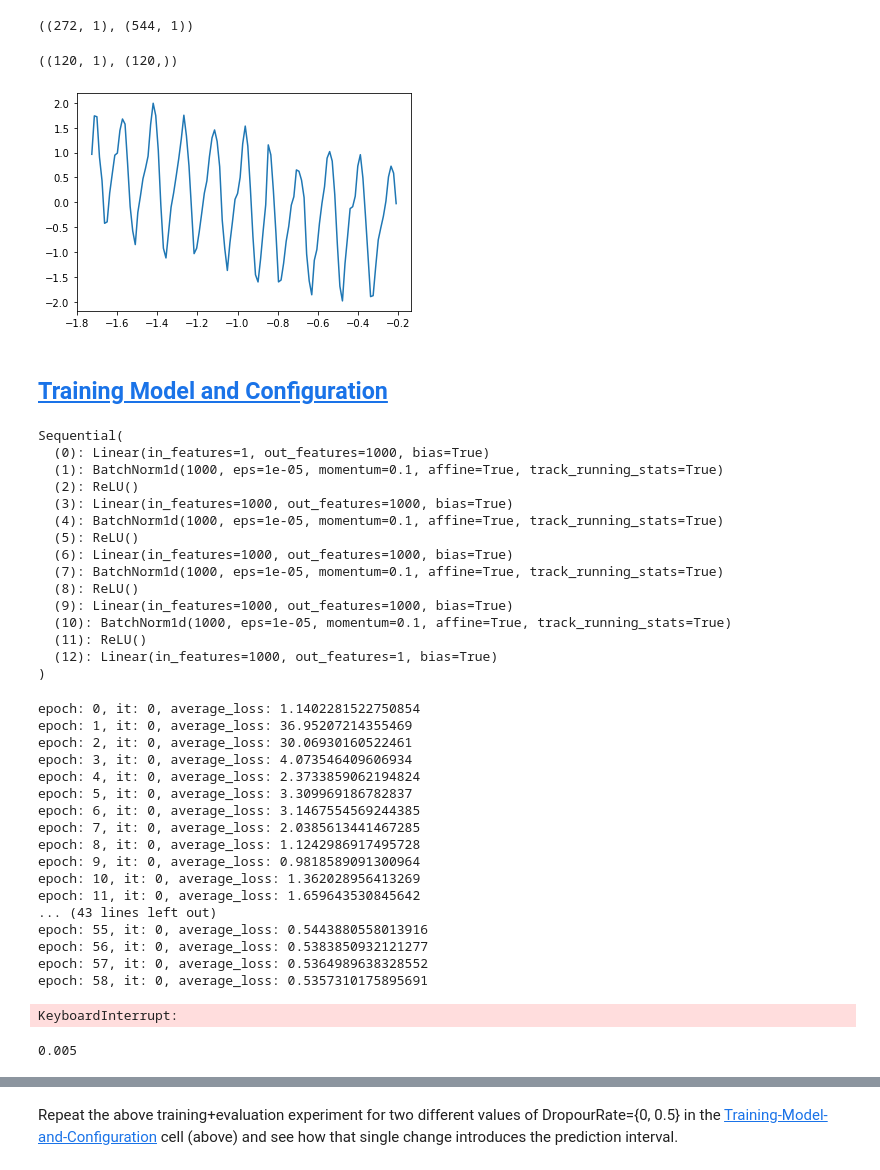
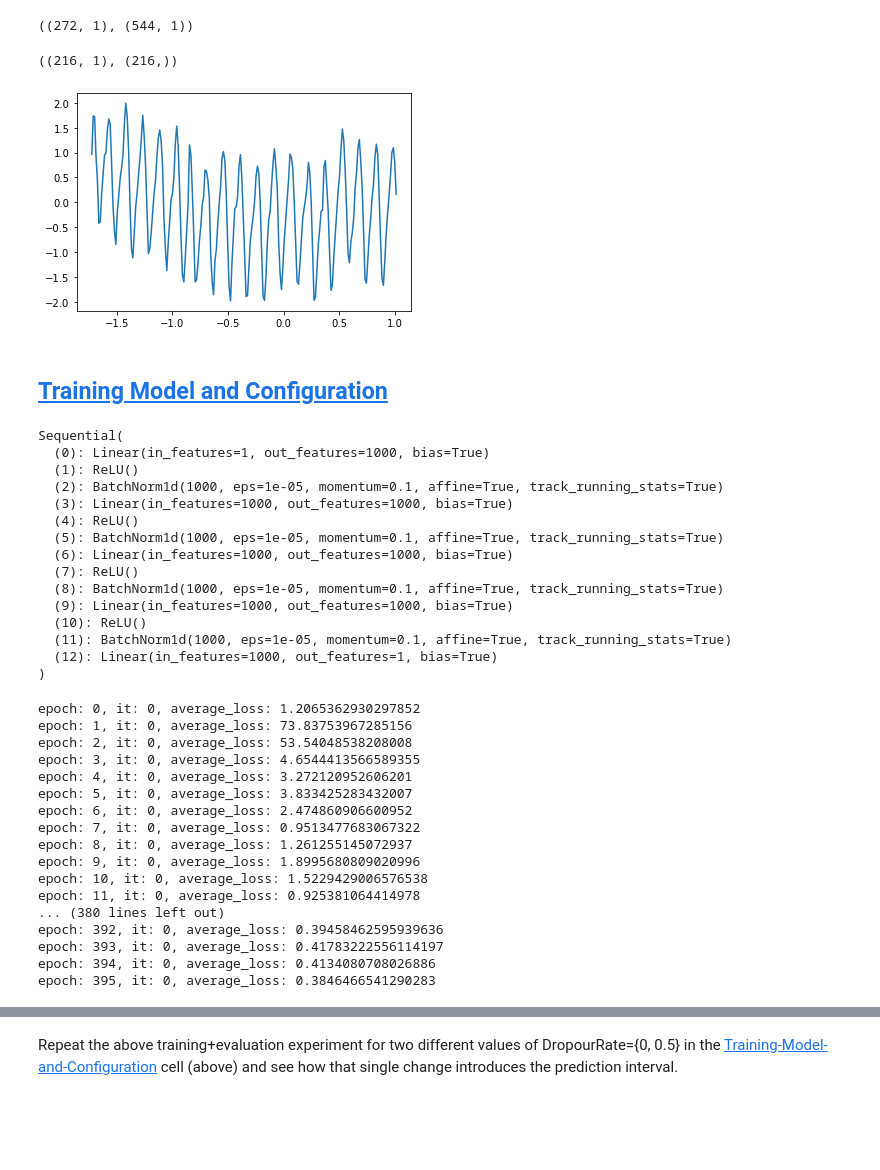
Before and after one commit to monaj07/ml, a Jupyter notebook: uncertainty/uncertainty_regression-Copy1.ipynb, the cells around one changed output, grey strips where cells are left out. Cells and saved outputs as stored; diff of their text form; code cells hidden in the pictures; blank space fills up the shorter version.

Commit message:
Change the order of batchnorm and relu + increase batchsize

```diff
--- a/uncertainty/uncertainty_regression-Copy1.ipynb
+++ b/uncertainty/uncertainty_regression-Copy1.ipynb
@@ -70,19 +68,19 @@ train_data.shape, test_data.shape
 # %% [output]
 ((272, 1), (544, 1))
 # %%
-train_data = train_data[:12*10, :]
-train_labels = np.array(train_labels[:12*10])
+train_data = train_data[:12*18, :]
+train_labels = np.array(train_labels[:12*18])
 test_data = train_data
 test_labels = train_labels
 
-train_loader = DataLoader(TimeSeriesDataset(train_data, train_labels), batch_size=128, shuffle=True)
-test_loader = DataLoader(TimeSeriesDataset(test_data, test_labels), batch_size=128, shuffle=False)
+train_loader = DataLoader(TimeSeriesDataset(train_data, train_labels), batch_size=256, shuffle=True)
+test_loader = DataLoader(TimeSeriesDataset(test_data, test_labels), batch_size=256, shuffle=False)
 plt.plot(train_data, train_labels)
 train_data.shape, train_labels.shape
 # type(train_data), type(train_labels)
 # %% [output]
-((120, 1), (120,))
+((216, 1), (216,))
-[figure, old version]
+[figure, new version]
 # %% [markdown]
 ## [Training Model and Configuration](#Training-Model-and-Configuration)
 # %%
@@ -98,17 +96,17 @@ model.net
 # %% [output]
 Sequential(
   (0): Linear(in_features=1, out_features=1000, bias=True)
-  (1): BatchNorm1d(1000, eps=1e-05, momentum=0.1, affine=True, track_running_stats=True)
-  (2): ReLU()
+  (1): ReLU()
+  (2): BatchNorm1d(1000, eps=1e-05, momentum=0.1, affine=True, track_running_stats=True)
   (3): Linear(in_features=1000, out_features=1000, bias=True)
-  (4): BatchNorm1d(1000, eps=1e-05, momentum=0.1, affine=True, track_running_stats=True)
-  (5): ReLU()
+  (4): ReLU()
+  (5): BatchNorm1d(1000, eps=1e-05, momentum=0.1, affine=True, track_running_stats=True)
   (6): Linear(in_features=1000, out_features=1000, bias=True)
-  (7): BatchNorm1d(1000, eps=1e-05, momentum=0.1, affine=True, track_running_stats=True)
-  (8): ReLU()
+  (7): ReLU()
+  (8): BatchNorm1d(1000, eps=1e-05, momentum=0.1, affine=True, track_running_stats=True)
   (9): Linear(in_features=1000, out_features=1000, bias=True)
-  (10): BatchNorm1d(1000, eps=1e-05, momentum=0.1, affine=True, track_running_stats=True)
-  (11): ReLU()
+  (10): ReLU()
+  (11): BatchNorm1d(1000, eps=1e-05, momentum=0.1, affine=True, track_running_stats=True)
   (12): Linear(in_features=1000, out_features=1, bias=True)
 )
 # %%
@@ -148,28 +146,25 @@ targets = np.hstack(targets)
 idx = np.argsort(inputs)
 plt.plot(inputs[idx], targets[idx])
 # %% [output]
-epoch: 0, it: 0, average_loss: 1.1402281522750854
-epoch: 1, it: 0, average_loss: 36.95207214355469
-epoch: 2, it: 0, average_loss: 30.06930160522461
-epoch: 3, it: 0, average_loss: 4.073546409606934
-epoch: 4, it: 0, average_loss: 2.3733859062194824
-epoch: 5, it: 0, average_loss: 3.309969186782837
-epoch: 6, it: 0, average_loss: 3.1467554569244385
-epoch: 7, it: 0, average_loss: 2.0385613441467285
-epoch: 8, it: 0, average_loss: 1.1242986917495728
-epoch: 9, it: 0, average_loss: 0.9818589091300964
-epoch: 10, it: 0, average_loss: 1.362028956413269
-epoch: 11, it: 0, average_loss: 1.659643530845642
-... (43 lines left out)
-epoch: 55, it: 0, average_loss: 0.5443880558013916
-epoch: 56, it: 0, average_loss: 0.5383850932121277
-epoch: 57, it: 0, average_loss: 0.5364989638328552
-epoch: 58, it: 0, average_loss: 0.5357310175895691
+epoch: 0, it: 0, average_loss: 1.2065362930297852
+epoch: 1, it: 0, average_loss: 73.83753967285156
+epoch: 2, it: 0, average_loss: 53.54048538208008
+epoch: 3, it: 0, average_loss: 4.6544413566589355
+epoch: 4, it: 0, average_loss: 3.272120952606201
+epoch: 5, it: 0, average_loss: 3.833425283432007
+epoch: 6, it: 0, average_loss: 2.474860906600952
+epoch: 7, it: 0, average_loss: 0.9513477683067322
+epoch: 8, it: 0, average_loss: 1.261255145072937
+epoch: 9, it: 0, average_loss: 1.8995680809020996
+epoch: 10, it: 0, average_loss: 1.5229429006576538
+epoch: 11, it: 0, average_loss: 0.925381064414978
+... (380 lines left out)
+epoch: 392, it: 0, average_loss: 0.39458462595939636
+epoch: 393, it: 0, average_loss: 0.41783222556114197
+epoch: 394, it: 0, average_loss: 0.4134080708026886
+epoch: 395, it: 0, average_loss: 0.3846466541290283
-KeyboardInterrupt:
 # %%
 optimizer.param_groups[0]['lr']
-# %% [output]
-0.005
 # %%
 model.to(device)
 
```
Also changed, not shown: parts of 3 cells of this notebook, 1 other file.
